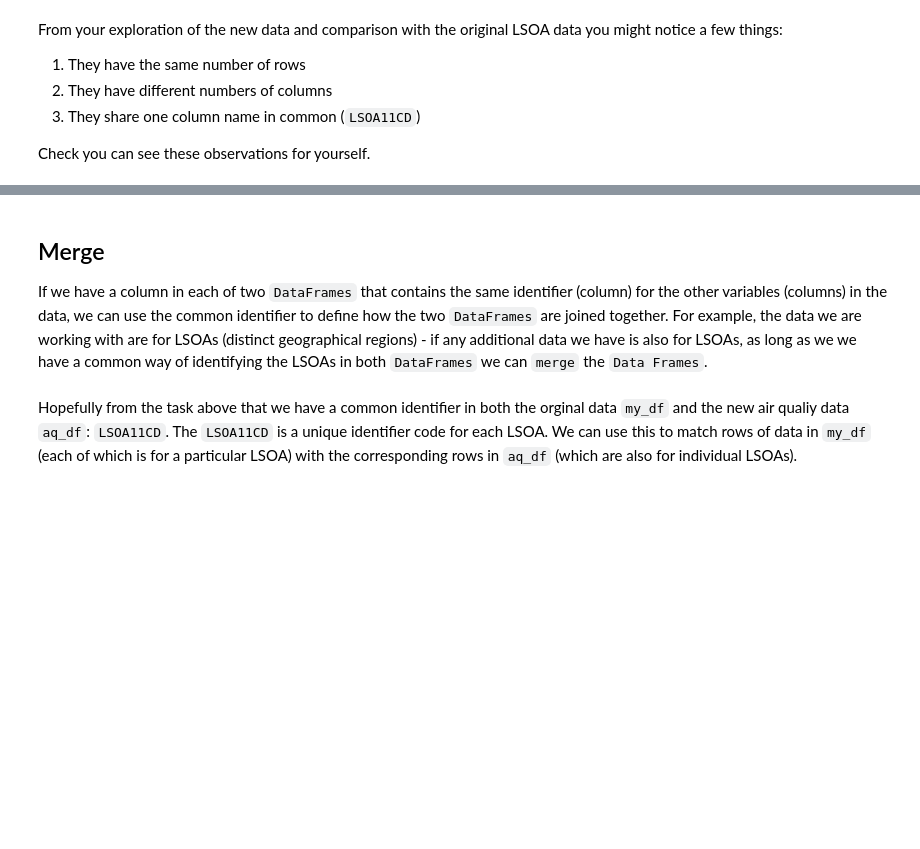
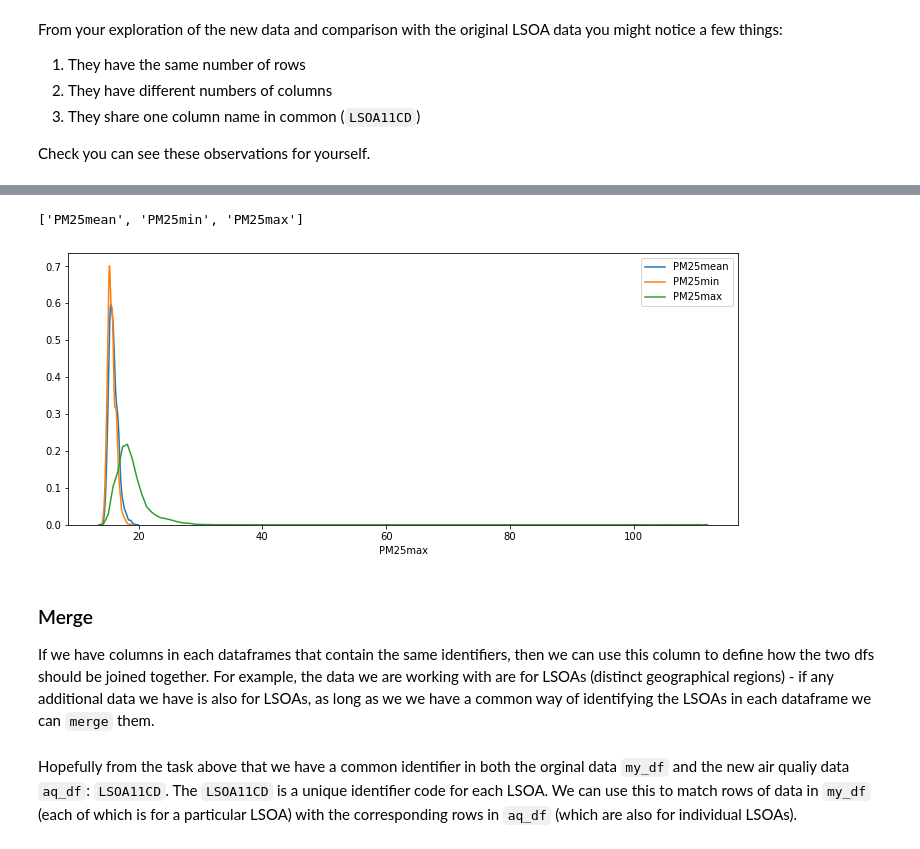
Before and after one commit to kingsgeocomp/geocomputation, a Jupyter notebook: Practical-06-Managing Data.ipynb, the cells around one changed output, grey strips where cells are left out. Cells and saved outputs as stored; diff of their text form; code cells hidden in the pictures; blank space fills up the shorter version.

Commit message:
Have working notebook but needs some notes added.

```diff
--- a/Practical-06-Managing Data.ipynb
+++ b/Practical-06-Managing Data.ipynb
@@ -148,7 +289,21 @@ Check you can see these observations for yourself.
+# %%
+# This is called a 'list comprehension' and it's one of
+# the powerful techniques for processing/extracting data
+# in/from lsits
+cols = [x for x in aq_df.columns.values.tolist() if x.startswith('PM25') and not x.endswith('sd')]
+print(cols)
+# %% [output]
+['PM25mean', 'PM25min', 'PM25max']
+# %%
+f, ax = plt.subplots(1, figsize=(12, 5))
+for c in cols:
+    sns.distplot(aq_df[c], kde=True, hist=False, label=c)
+# %% [output]
+[figure, added]
 # %% [markdown]
-## Merge
+### Merge
 
-If we have a column in each of two `DataFrames` that contains the same identifier (column) for the other variables (columns) in the data, we can use the common identifier to define how the two `DataFrames` are joined together. For example, the data we are working with are for LSOAs (distinct geographical regions) - if any additional data we have is also for LSOAs, as long as we we have a common way of identifying the LSOAs in both `DataFrames` we can `merge` the `Data Frames`.
+If we have columns in each dataframes that contain the same identifiers, then we can use this column to define how the two dfs should be joined together. For example, the data we are working with are for LSOAs (distinct geographical regions) - if any additional data we have is also for LSOAs, as long as we we have a common way of identifying the LSOAs in each dataframe we can `merge` them.
 # %% [markdown]
 Hopefully from the task above that we have a common identifier in both the orginal data `my_df` and the new air qualiy data `aq_df`: `LSOA11CD`. The `LSOA11CD` is a unique identifier code for each LSOA. We can use this to match rows of data in `my_df` (each of which is for a particular LSOA) with the corresponding rows in `aq_df` (which are also for individual LSOAs).
 # %% [markdown]
```
Also changed, not shown: parts of 97 cells of this notebook.
